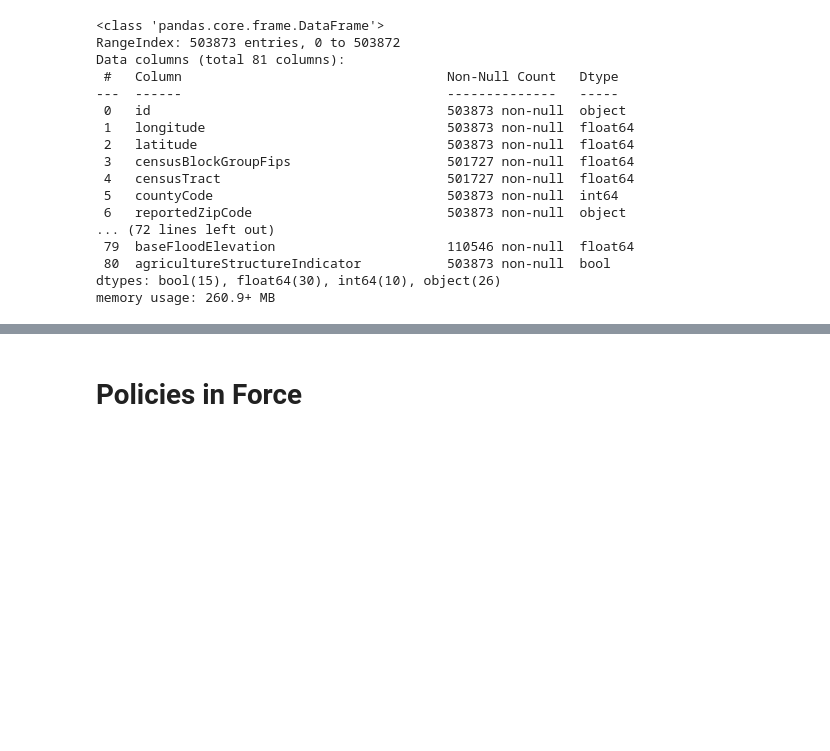
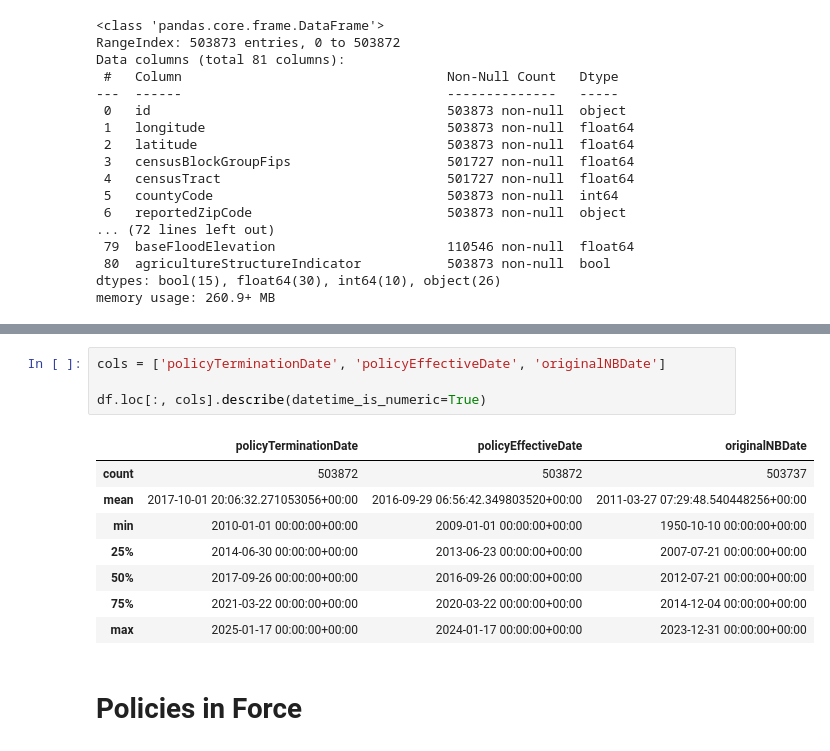
Before and after one commit to mebauer/fema-nfip-nyc, a Jupyter notebook: sample-analysis.ipynb, the cells around one changed output, grey strips where cells are left out. Saved outputs shown, nothing was run; the diff lists cells and outputs as text; blank space fills up the shorter version.

```diff
--- a/sample-analysis.ipynb
+++ b/sample-analysis.ipynb
@@ -83,2 +150,15 @@ memory usage: 260.9+ MB
+# %%
+cols = ['policyTerminationDate', 'policyEffectiveDate', 'originalNBDate']
+
+df.loc[:, cols].describe(datetime_is_numeric=True)
+# %% [output]
+|  | policyTerminationDate | policyEffectiveDate | originalNBDate |
+| count | 503872 | 503872 | 503737 |
+| mean | 2017-10-01 20:06:32.271053056+00:00 | 2016-09-29 06:56:42.349803520+00:00 | 2011-03-27 07:29:48.540448256+00:00 |
+| min | 2010-01-01 00:00:00+00:00 | 2009-01-01 00:00:00+00:00 | 1950-10-10 00:00:00+00:00 |
+| 25% | 2014-06-30 00:00:00+00:00 | 2013-06-23 00:00:00+00:00 | 2007-07-21 00:00:00+00:00 |
+| 50% | 2017-09-26 00:00:00+00:00 | 2016-09-26 00:00:00+00:00 | 2012-07-21 00:00:00+00:00 |
+| 75% | 2021-03-22 00:00:00+00:00 | 2020-03-22 00:00:00+00:00 | 2014-12-04 00:00:00+00:00 |
+| max | 2025-01-17 00:00:00+00:00 | 2024-01-17 00:00:00+00:00 | 2023-12-31 00:00:00+00:00 |
 # %% [markdown]
 # Policies in Force
```
Also changed, not shown: parts of 17 cells of this notebook.
